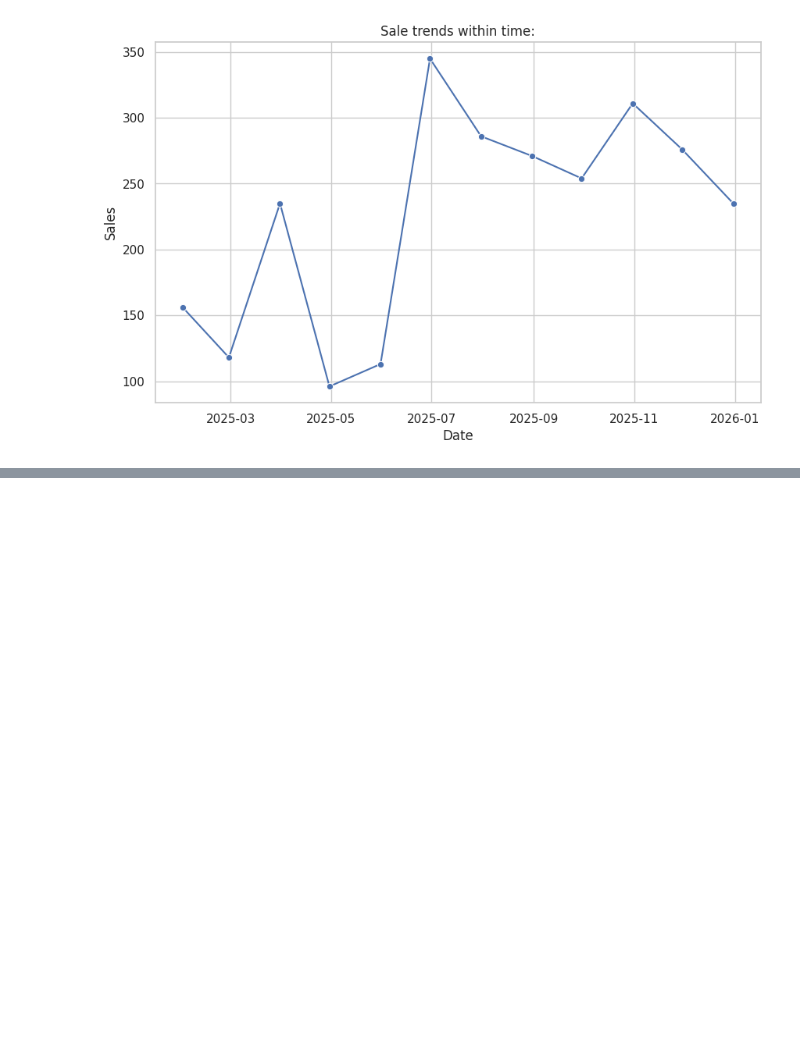
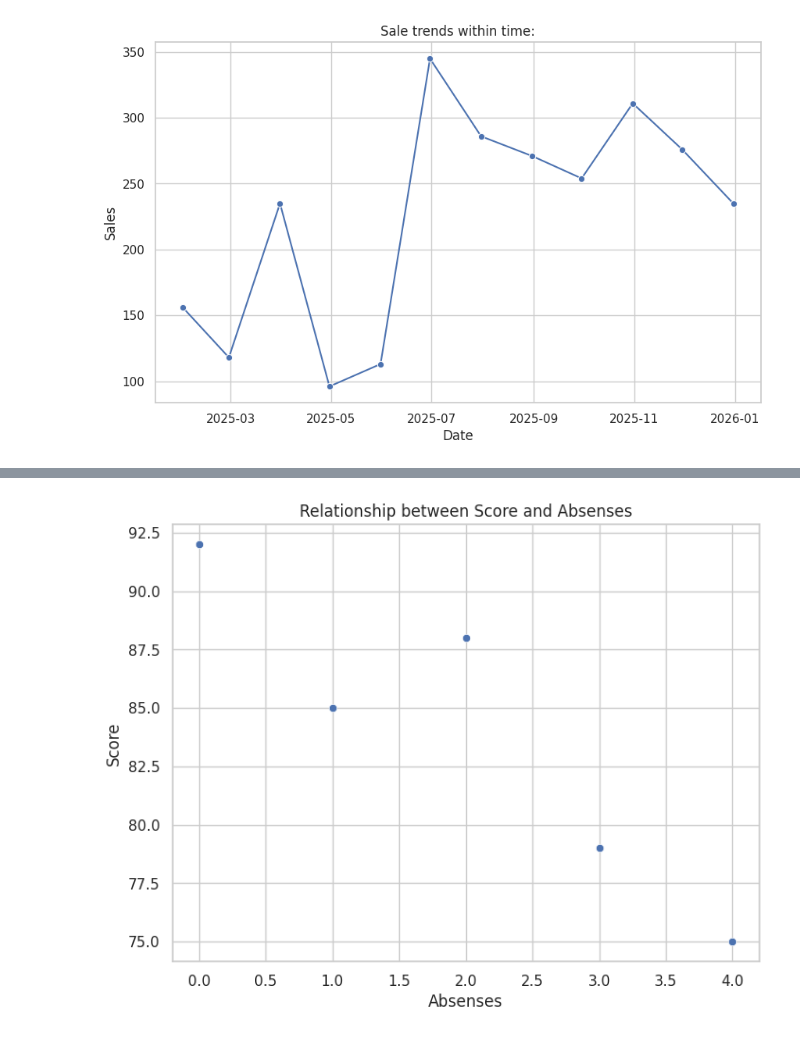
Before and after one commit to guilhermelaviola/IntegratingPracticesInDataScienceForBusiness, a Jupyter notebook: Class03.ipynb, the cells around one changed output, grey strips where cells are left out. Drawn from its saved outputs; the diff is of its cells as text; code cells hidden in the pictures; blank space fills up the shorter version.

```diff
--- a/Class03.ipynb
+++ b/Class03.ipynb
@@ -30,0 +94,14 @@ plt.show()
+# %%
+# Creating a scatterplot for scores and absenses:
+plt.figure(figsize=(8, 6))
+sns.scatterplot(x='Absenses', y='Score', data=df)
+
+# Adding titles and labels:
+plt.title('Relationship between Score and Absenses')
+plt.xlabel('Absenses')
+plt.ylabel('Score')
+
+# Displaying the chart:
+plt.show()
+# %% [output]
+[figure, added]
```
Also changed, not shown: parts of 11 cells of this notebook.
